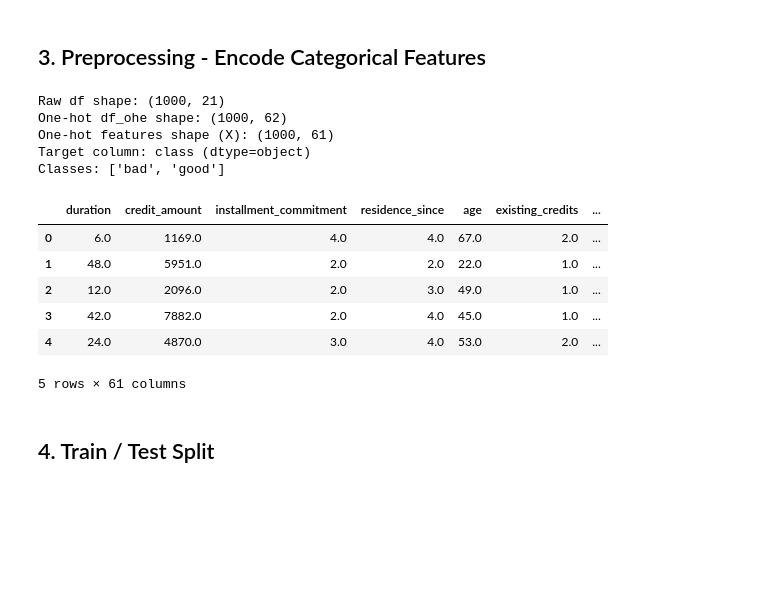
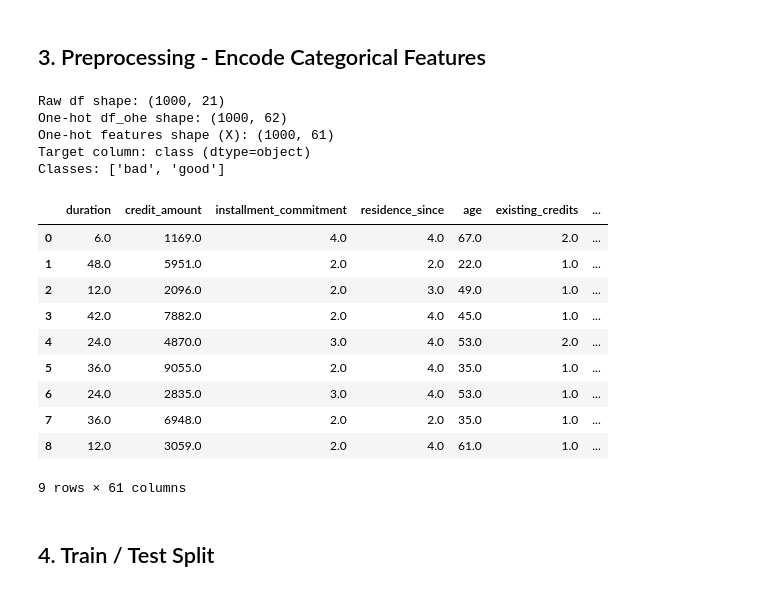
Before and after one commit to cezar03/ExplainableAI, a Jupyter notebook: rf_exai.ipynb, the cells around one changed output. Cells and saved outputs as stored; diff of their text form; code cells hidden in the pictures; blank space fills up the shorter version.

```diff
--- a/rf_exai.ipynb
+++ b/rf_exai.ipynb
@@ -105,35 +105,39 @@ if y is not None and y.isna().any():
     raise ValueError("Target column 'class' contains NaN values. Re-run Cell 4 to ensure decoding succeeded.")
 if X.isna().any().any():
     raise ValueError("Feature matrix contains NaNs; decoding/loading may have failed.")
 
 if y is not None and set(['bad', 'good']).issubset(set(pd.Series(y).unique())):
     class_names = ['bad', 'good']
 elif y is not None:
     class_names = sorted(pd.Series(y).unique().tolist())
 else:
     class_names = None
 
 print(f"Raw df shape: {df_ohe_src.shape}")
 print(f"One-hot df_ohe shape: {df_ohe.shape}")
 print(f"One-hot features shape (X): {X.shape}")
 if y is not None:
     print(f"Target column: {target_col} (dtype={y.dtype})")
     print(f"Classes: {class_names}")
 
-X.head()
+X.head(9)
 # %% [output]
 Raw df shape: (1000, 21)
 One-hot df_ohe shape: (1000, 62)
 One-hot features shape (X): (1000, 61)
 Target column: class (dtype=object)
 Classes: ['bad', 'good']
 |  | duration | credit_amount | installment_commitment | residence_since | age | existing_credits | ... |
 | 0 | 6.0 | 1169.0 | 4.0 | 4.0 | 67.0 | 2.0 | ... |
 | 1 | 48.0 | 5951.0 | 2.0 | 2.0 | 22.0 | 1.0 | ... |
 | 2 | 12.0 | 2096.0 | 2.0 | 3.0 | 49.0 | 1.0 | ... |
 | 3 | 42.0 | 7882.0 | 2.0 | 4.0 | 45.0 | 1.0 | ... |
 | 4 | 24.0 | 4870.0 | 3.0 | 4.0 | 53.0 | 2.0 | ... |
+| 5 | 36.0 | 9055.0 | 2.0 | 4.0 | 35.0 | 1.0 | ... |
+| 6 | 24.0 | 2835.0 | 3.0 | 4.0 | 53.0 | 1.0 | ... |
+| 7 | 36.0 | 6948.0 | 2.0 | 2.0 | 35.0 | 1.0 | ... |
+| 8 | 12.0 | 3059.0 | 2.0 | 4.0 | 61.0 | 1.0 | ... |
-5 rows × 61 columns
+9 rows × 61 columns
 # %% [markdown]
 ## 4. Train / Test Split
 # %%
```
Also changed, not shown: parts of 3 cells of this notebook.
